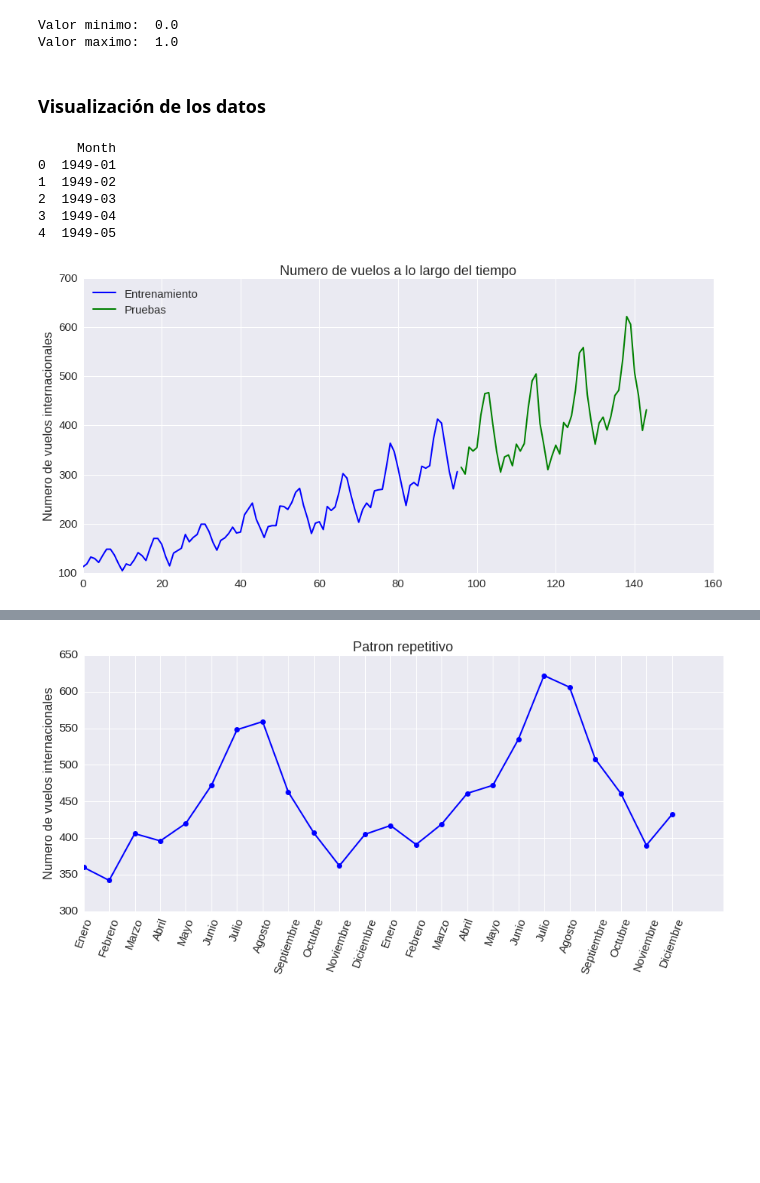
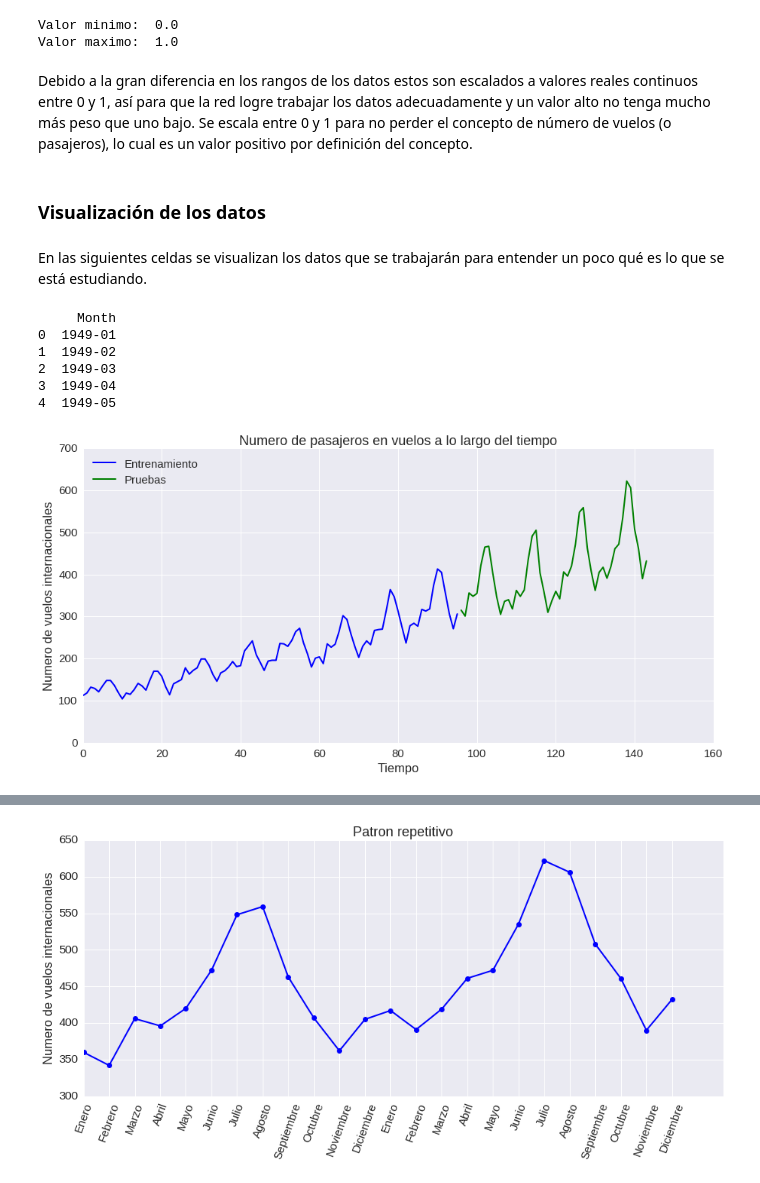
Before and after one commit to FMena14/Ayudantias, a Jupyter notebook: Parte2.ipynb, the cells around one changed output, grey strips where cells are left out. Saved outputs shown, nothing was run; the diff lists cells and outputs as text; code cells hidden in the pictures; blank space fills up the shorter version.

```diff
--- a/Parte2.ipynb
+++ b/Parte2.ipynb
@@ -76,8 +78,12 @@ print "Valor maximo: ",np.max(stream_train_scaled)
 # %% [output]
 Valor minimo:  0.0
 Valor maximo:  1.0
+# %% [markdown]
+Debido a la gran diferencia en los rangos de los datos estos son escalados a valores reales continuos entre 0 y 1, así para que la red logre trabajar los datos adecuadamente y un valor alto no tenga mucho más peso que uno bajo. Se escala entre 0 y 1 para no perder el concepto de número de vuelos (o pasajeros), lo cual es un valor positivo por definición del concepto.
 # %% [markdown]
 ### Visualización de los datos
+# %% [markdown]
+En las siguientes celdas se visualizan los datos que se trabajarán para entender un poco qué es lo que se está estudiando.
 # %%
 fechas = pd.read_csv(name_f,sep=',',usecols=[0],engine='python',skipfooter = 3)
 print fechas.head()
@@ -93,16 +99,13 @@ secuencia_meses = [ meses[ int(i[0][-2:])-1 ] for i in fechas.values ]
 4  1949-05
 # %%
 fig, axes = plt.subplots(nrows=1, ncols=1,figsize=(15,7))
-
 axes.plot(range(n_train),df_train, 'b', label="Entrenamiento")
 axes.plot(range(n_train,n_train+n_test),df_test, 'g', label= "Pruebas")
-axes.set_title("Numero de vuelos a lo largo del tiempo")
+axes.set_title("Numero de pasajeros en vuelos a lo largo del tiempo")
 axes.set_ylabel("Numero de vuelos internacionales")
-axes.set_xlabel("")
-#axes.set_xticks( range(n_train+n_test) )
-#axes.set_xticklabels( secuencia_meses, rotation=60 )
+axes.set_xlabel("Tiempo")
+plt.ylim(0)
 axes.legend(loc='upper left')
-
 plt.show()
 # %% [output]
-[figure, old version]
+[figure, new version]
```
Also changed, not shown: parts of 41 cells of this notebook.
